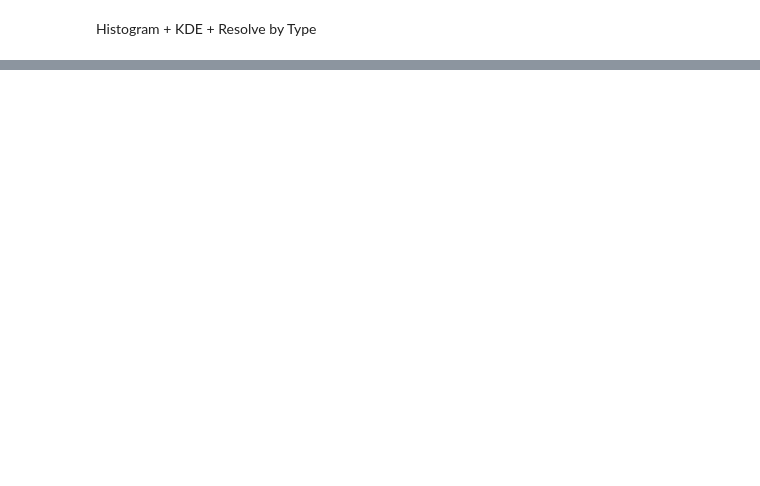
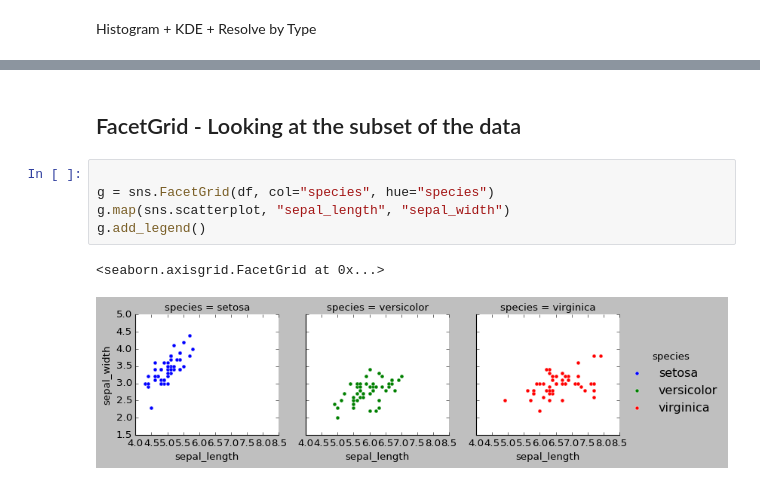
Before and after one commit to dmbala/python-data-viz, a Jupyter notebook: Notebooks/intro_seaborn.ipynb, the cells around one changed output, grey strips where cells are left out. Drawn from its saved outputs; the diff is of its cells as text; blank space fills up the shorter version.

```diff
--- a/Notebooks/intro_seaborn.ipynb
+++ b/Notebooks/intro_seaborn.ipynb
@@ -201,0 +215,10 @@ g.add_legend()
+# %% [markdown]
+## FacetGrid - Looking at the subset of the data
+# %%
+
+g = sns.FacetGrid(df, col="species", hue="species")
+g.map(sns.scatterplot, "sepal_length", "sepal_width")
+g.add_legend()
+# %% [output]
+<seaborn.axisgrid.FacetGrid at 0x...>
+[figure, added]
```
Also changed, not shown: parts of 18 cells of this notebook.
